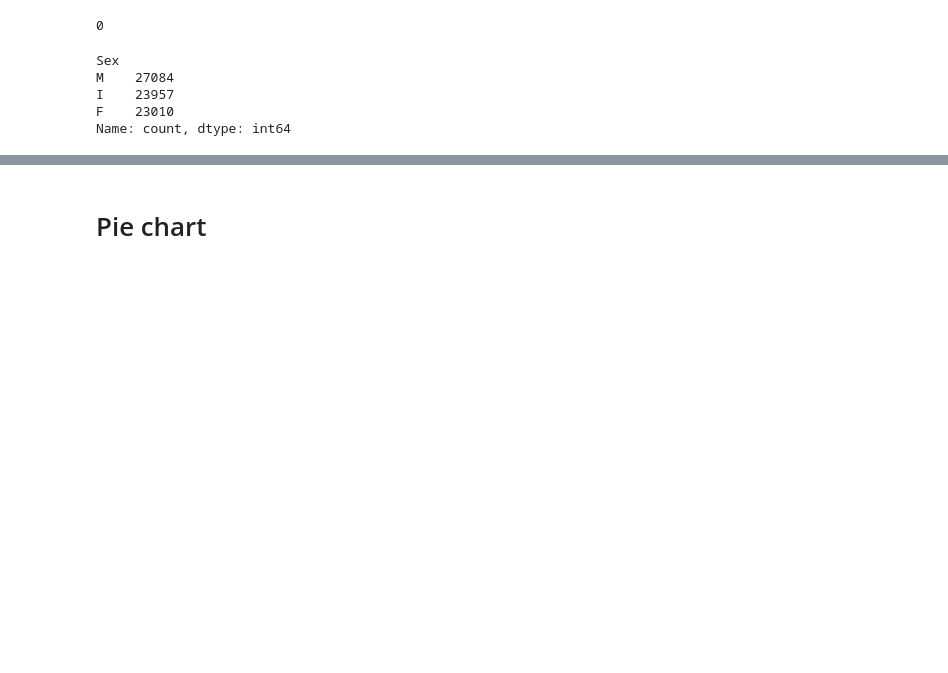
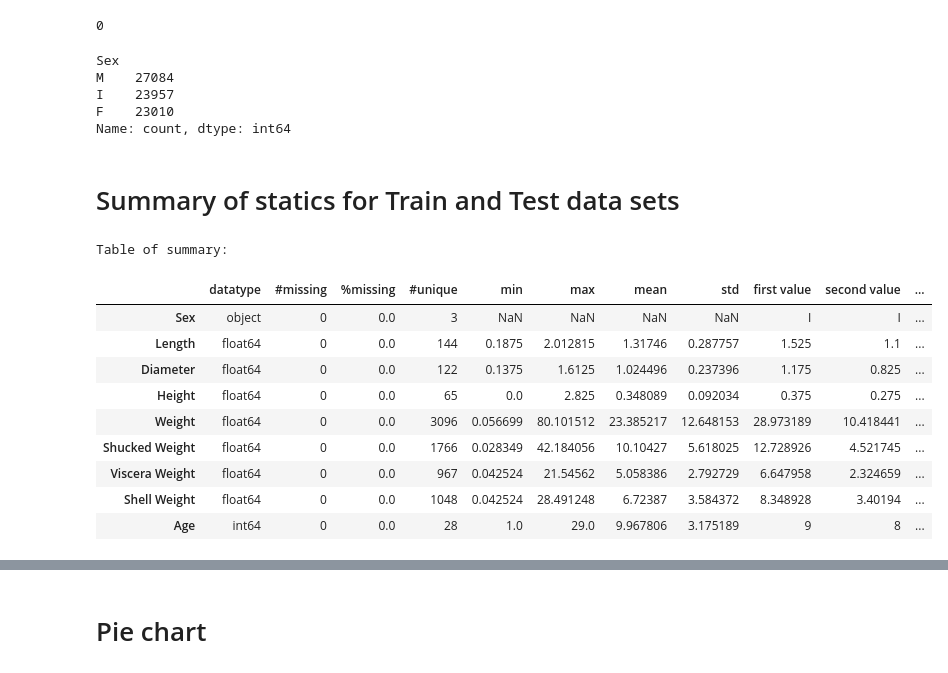
Before and after one commit to Choijh03/CS4650_CapStone_Project, a Jupyter notebook: capstone/capstone_project_jihun_choi.ipynb, the cells around one changed output, grey strips where cells are left out. Cells and saved outputs as stored; diff of their text form; code cells hidden in the pictures; blank space fills up the shorter version.

```diff
--- a/capstone/capstone_project_jihun_choi.ipynb
+++ b/capstone/capstone_project_jihun_choi.ipynb
@@ -47,3 +50,35 @@ memory usage: 5.1+ MB
+# %%
+# summary function
+def summary_statistics(df):
+    print("\nTable of summary: \n")
+    #Make a dataframe with all the information + datatypes:
+    summ = pd.DataFrame(df.dtypes, columns=['datatype'])
+
+    #Show the number missing value:
+    summ['#missing'] = df.isnull().sum().values
+
+    #Show the missing value in percentage:
+    summ['%missing'] = df.isnull().sum().values / len(df)* 100
+
+    #Show the unqiue value number:
+    summ['#unique'] = df.nunique().values
+
+    #Make a describe dataset and transpose it.
+    desc = pd.DataFrame(df.describe(include='all').transpose())
+
+    #Pick the information from the describe dataset.
+    summ['min'] = desc['min'].values
+    summ['max'] = desc['max'].values
+    summ['mean'] = desc['mean'].values
+    summ['std'] = desc['std'].values
+
+    #Show me the first,second, thirth and last row value.
+    summ['first value'] = df.loc[0].values
+    summ['second value'] = df.loc[1].values
+    summ['third value'] = df.loc[2].values
+    summ['last value'] = df.loc[len(df)-1].values
+
+    return summ
 # %% [markdown]
 # Check and Clean the Dataset:
 # %%
@@ -69,3 +104,19 @@ M    27084
 I    23957
 F    23010
 Name: count, dtype: int64
+# %% [markdown]
+# Summary of statics for Train and Test data sets
+# %%
+summary_statistics(train)
+# %% [output]
+Table of summary:
+|  | datatype | #missing | %missing | #unique | min | max | mean | std | first value | second value | ... |
+| Sex | object | 0 | 0.0 | 3 | NaN | NaN | NaN | NaN | I | I | ... |
+| Length | float64 | 0 | 0.0 | 144 | 0.1875 | 2.012815 | 1.31746 | 0.287757 | 1.525 | 1.1 | ... |
+| Diameter | float64 | 0 | 0.0 | 122 | 0.1375 | 1.6125 | 1.024496 | 0.237396 | 1.175 | 0.825 | ... |
+| Height | float64 | 0 | 0.0 | 65 | 0.0 | 2.825 | 0.348089 | 0.092034 | 0.375 | 0.275 | ... |
+| Weight | float64 | 0 | 0.0 | 3096 | 0.056699 | 80.101512 | 23.385217 | 12.648153 | 28.973189 | 10.418441 | ... |
+| Shucked Weight | float64 | 0 | 0.0 | 1766 | 0.028349 | 42.184056 | 10.10427 | 5.618025 | 12.728926 | 4.521745 | ... |
+| Viscera Weight | float64 | 0 | 0.0 | 967 | 0.042524 | 21.54562 | 5.058386 | 2.792729 | 6.647958 | 2.324659 | ... |
+| Shell Weight | float64 | 0 | 0.0 | 1048 | 0.042524 | 28.491248 | 6.72387 | 3.584372 | 8.348928 | 3.40194 | ... |
+| Age | int64 | 0 | 0.0 | 28 | 1.0 | 29.0 | 9.967806 | 3.175189 | 9 | 8 | ... |
```
Also changed, not shown: parts of 4 cells of this notebook.
